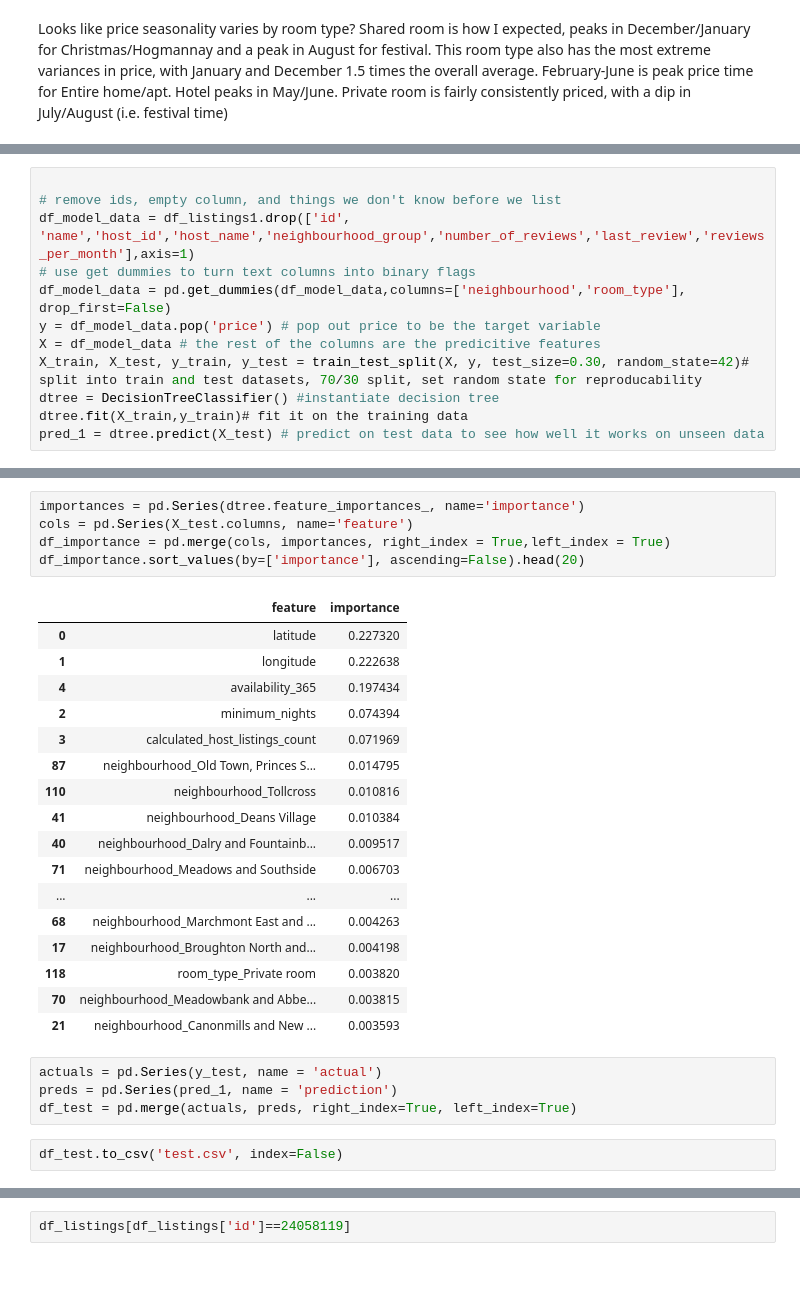
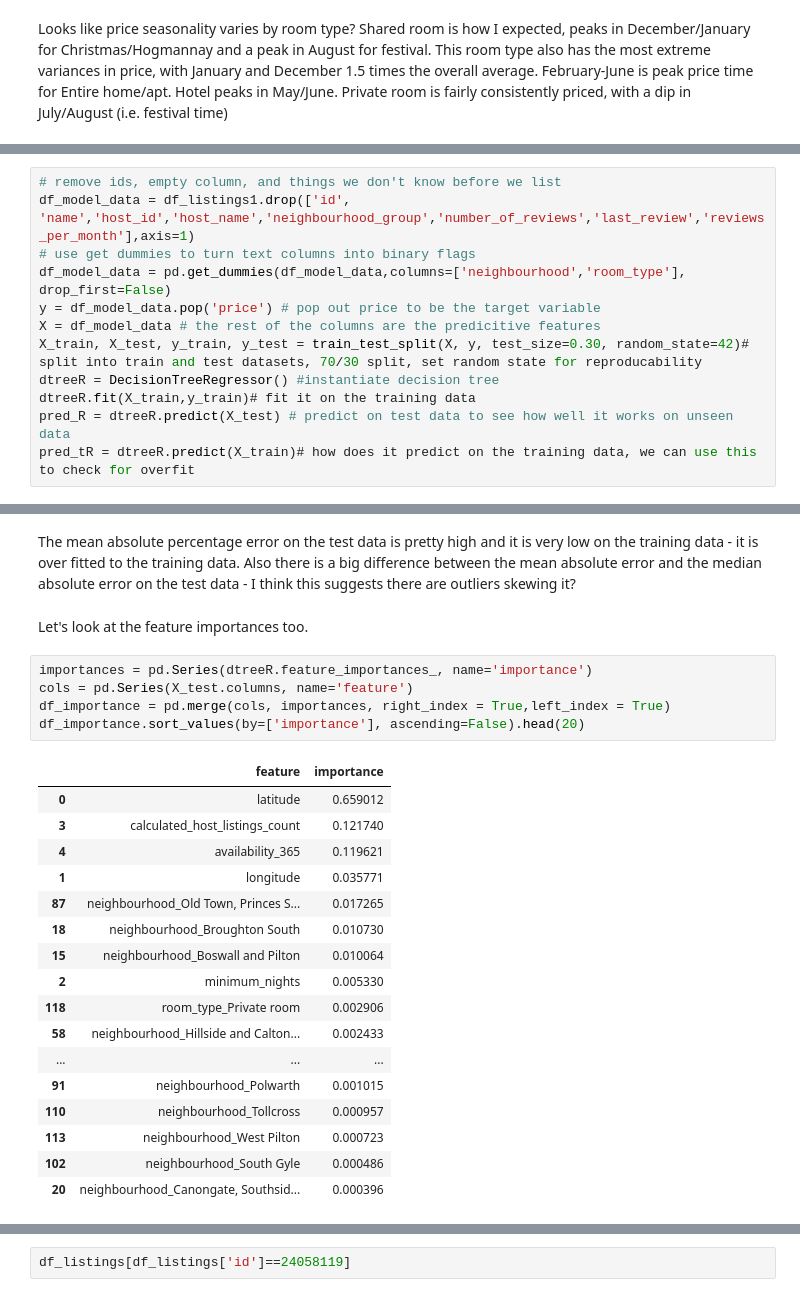
Before and after one commit to jennymcphail/project-1-blog-post, a Jupyter notebook: Edinburgh_AirBNB.ipynb, the cells around one changed output, grey strips where cells are left out. Drawn from its saved outputs; the diff is of its cells as text.

```diff
--- a/Edinburgh_AirBNB.ipynb
+++ b/Edinburgh_AirBNB.ipynb
@@ -444,5 +442,4 @@ df_listings1.head()
 # %%
-
 # remove ids, empty column, and things we don't know before we list
 df_model_data = df_listings1.drop(['id', 'name','host_id','host_name','neighbourhood_group','number_of_reviews','last_review','reviews_per_month'],axis=1)
 # use get dummies to turn text columns into binary flags
@@ -450,6 +447,7 @@ df_model_data = pd.get_dummies(df_model_data,columns=['neighbourhood','room_type
 y = df_model_data.pop('price') # pop out price to be the target variable
 X = df_model_data # the rest of the columns are the predicitive features
 X_train, X_test, y_train, y_test = train_test_split(X, y, test_size=0.30, random_state=42)# split into train and test datasets, 70/30 split, set random state for reproducability
-dtree = DecisionTreeClassifier() #instantiate decision tree
-dtree.fit(X_train,y_train)# fit it on the training data
-pred_1 = dtree.predict(X_test) # predict on test data to see how well it works on unseen data
+dtreeR = DecisionTreeRegressor() #instantiate decision tree
+dtreeR.fit(X_train,y_train)# fit it on the training data
+pred_R = dtreeR.predict(X_test) # predict on test data to see how well it works on unseen data
+pred_tR = dtreeR.predict(X_train)# how does it predict on the training data, we can use this to check for overfit
@@ -487,29 +481,27 @@ mape(y_test, pred_1)
+# %% [markdown]
+The mean absolute percentage error on the test data is pretty high and it is very low on the training data - it is over fitted to the training data. Also there is a big difference between the mean absolute error and the median absolute error on the test data - I think this suggests there are outliers skewing it?
+# %% [markdown]
+Let's look at the feature importances too.
 # %%
-importances = pd.Series(dtree.feature_importances_, name='importance')
+importances = pd.Series(dtreeR.feature_importances_, name='importance')
 cols = pd.Series(X_test.columns, name='feature')
 df_importance = pd.merge(cols, importances, right_index = True,left_index = True)
 df_importance.sort_values(by=['importance'], ascending=False).head(20)
 # %% [output]
 |  | feature | importance |
-| 0 | latitude | 0.227320 |
-| 1 | longitude | 0.222638 |
-| 4 | availability_365 | 0.197434 |
-| 2 | minimum_nights | 0.074394 |
-| 3 | calculated_host_listings_count | 0.071969 |
-| 87 | neighbourhood_Old Town, Princes S... | 0.014795 |
-| 110 | neighbourhood_Tollcross | 0.010816 |
-| 41 | neighbourhood_Deans Village | 0.010384 |
-| 40 | neighbourhood_Dalry and Fountainb... | 0.009517 |
-| 71 | neighbourhood_Meadows and Southside | 0.006703 |
+| 0 | latitude | 0.659012 |
+| 3 | calculated_host_listings_count | 0.121740 |
+| 4 | availability_365 | 0.119621 |
+| 1 | longitude | 0.035771 |
+| 87 | neighbourhood_Old Town, Princes S... | 0.017265 |
+| 18 | neighbourhood_Broughton South | 0.010730 |
+| 15 | neighbourhood_Boswall and Pilton | 0.010064 |
+| 2 | minimum_nights | 0.005330 |
+| 118 | room_type_Private room | 0.002906 |
+| 58 | neighbourhood_Hillside and Calton... | 0.002433 |
 | ... | ... | ... |
-| 68 | neighbourhood_Marchmont East and ... | 0.004263 |
-| 17 | neighbourhood_Broughton North and... | 0.004198 |
-| 118 | room_type_Private room | 0.003820 |
-| 70 | neighbourhood_Meadowbank and Abbe... | 0.003815 |
-| 21 | neighbourhood_Canonmills and New ... | 0.003593 |
+| 91 | neighbourhood_Polwarth | 0.001015 |
+| 110 | neighbourhood_Tollcross | 0.000957 |
+| 113 | neighbourhood_West Pilton | 0.000723 |
+| 102 | neighbourhood_South Gyle | 0.000486 |
+| 20 | neighbourhood_Canongate, Southsid... | 0.000396 |
-# %%
-actuals = pd.Series(y_test, name = 'actual')
-preds = pd.Series(pred_1, name = 'prediction')
-df_test = pd.merge(actuals, preds, right_index=True, left_index=True)
-# %%
-df_test.to_csv('test.csv', index=False)
```
Also changed, not shown: parts of 138 cells of this notebook, 1 other file.
